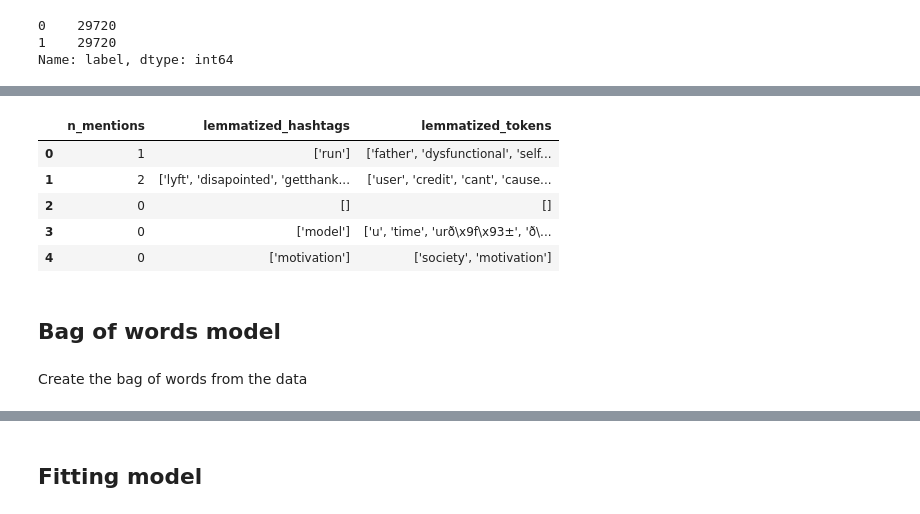
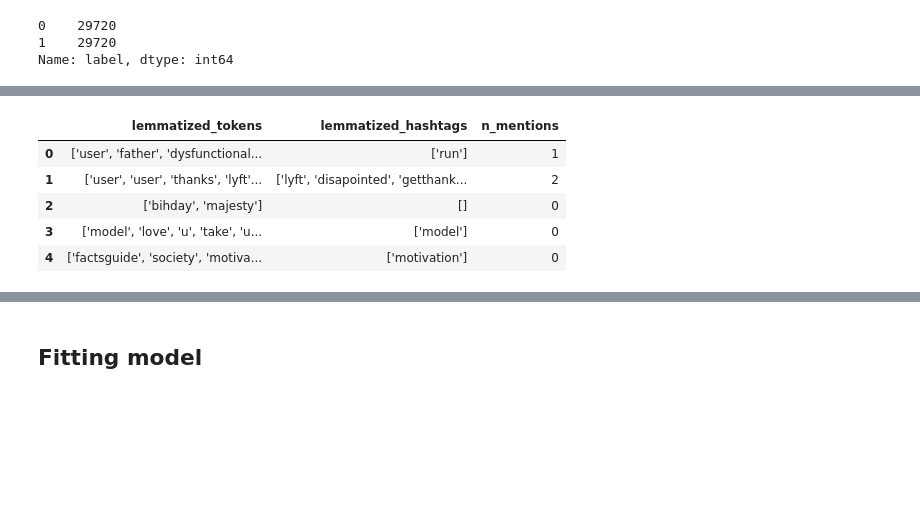
Before and after one commit to Aaron9812/Data_mining, a Jupyter notebook: src/models/decision_tree.ipynb, the cells around one changed output, grey strips where cells are left out. Cells and saved outputs as stored; diff of their text form; code cells hidden in the pictures; blank space fills up the shorter version.

```diff
--- a/src/models/decision_tree.ipynb
+++ b/src/models/decision_tree.ipynb
@@ -14,6 +14,7 @@ from sklearn.feature_extraction.text import TfidfVectorizer
 # %% [markdown]
 ### Loading Data
 # %%
-data = pd.read_csv("../../data/220502_train_data_preprocessed.csv", sep=';')
-data.head()
+train_data = pd.read_csv("../../data/220510_train_data_preprocessed.csv", sep=';')
+test_data = pd.read_csv("../../data/220510_test_data_preprocessed.csv", sep=";")
+train_data.head()
 # %% [output]
@@ -25,0 +66,7 @@ data.head()
+# %%
+features = ["lemmatized_tokens", "lemmatized_hashtags", "n_mentions"]
+
+X = train_data[features]
+y = train_data.label
+
+X.head()
@@ -28,8 +167,8 @@ data.head()
 # %% [markdown]
 Seperate Minortity Class
 # %%
-data_minority = data[data.label == 1]
-data_majority = data[data.label == 0]
+data_minority = train_data[train_data.label == 1]
+data_majority = train_data[train_data.label == 0]
 print("length majority", len(data_majority))
 print("length minority", len(data_minority))
 # %% [output]
@@ -55,16 +199,14 @@ data = data_upsampled
 # %%
-features = ["n_mentions", "lemmatized_hashtags", "lemmatized_tokens"]
-X = data[features]
-y = data.label
+features = ["lemmatized_tokens", "lemmatized_hashtags", "n_mentions"]
+
+X_upsampled = data_upsampled[features]
+y_upsampled = data_upsampled.label
+
 X.head()
 # %% [output]
-|  | n_mentions | lemmatized_hashtags | lemmatized_tokens |
-| 0 | 1 | ['run'] | ['father', 'dysfunctional', 'self... |
-| 1 | 2 | ['lyft', 'disapointed', 'getthank... | ['user', 'credit', 'cant', 'cause... |
-| 2 | 0 | [] | [] |
-| 3 | 0 | ['model'] | ['u', 'time', 'urð\x9f\x93±', 'ð\... |
-| 4 | 0 | ['motivation'] | ['society', 'motivation'] |
+|  | lemmatized_tokens | lemmatized_hashtags | n_mentions |
+| 0 | ['user', 'father', 'dysfunctional... | ['run'] | 1 |
+| 1 | ['user', 'user', 'thanks', 'lyft'... | ['lyft', 'disapointed', 'getthank... | 2 |
+| 2 | ['bihday', 'majesty'] | [] | 0 |
+| 3 | ['model', 'love', 'u', 'take', 'u... | ['model'] | 0 |
+| 4 | ['factsguide', 'society', 'motiva... | ['motivation'] | 0 |
-# %% [markdown]
-## Bag of words model
-# %% [markdown]
-Create the bag of words from the data
```
Also changed, not shown: parts of 45 cells of this notebook.
